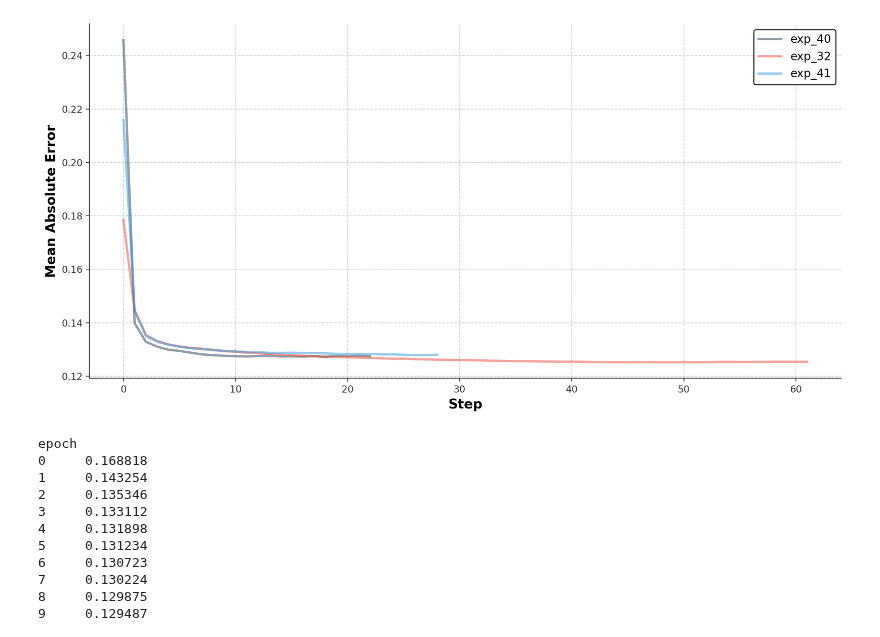
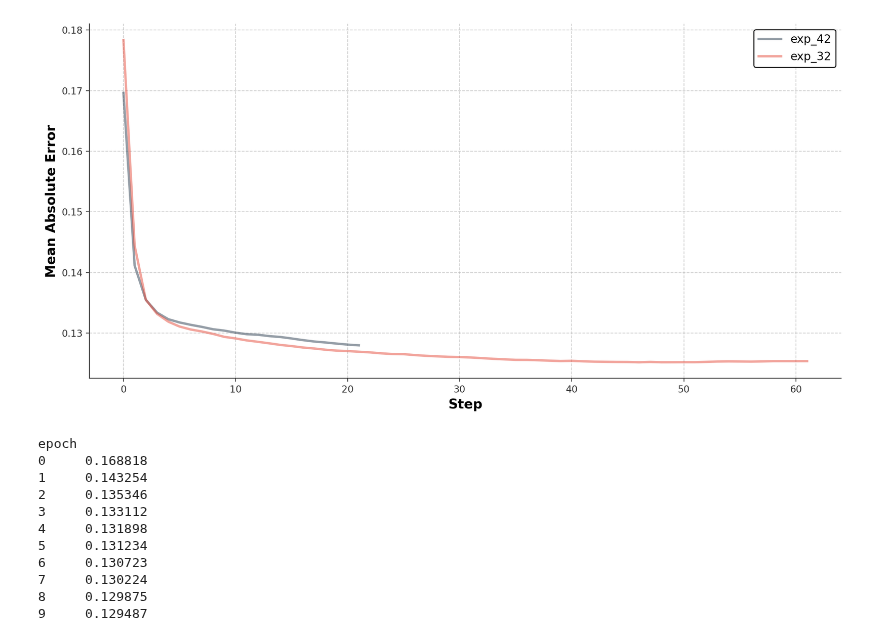
Before and after one commit to DrHB/rna-stanford, a Jupyter notebook: eda/plot_results.ipynb, the cells around one changed output. Saved outputs shown, nothing was run; the diff lists cells and outputs as text; code cells hidden in the pictures.

```diff
--- a/eda/plot_results.ipynb
+++ b/eda/plot_results.ipynb
@@ -65,10 +65,10 @@ def plot_logs(experiment_names, xlabel='Step', ylabel='Mean Absolute Error', tit
     # Show the plot
     plt.show()
 # %%
-experiment_names = ['exp_40', 'exp_32', 'exp_41']
+experiment_names = ['exp_42', 'exp_32']
 plot_logs(experiment_names)
 # %% [output]
-[figure, old version]
+[figure, new version]
 # %%
 get_loggs('exp_32_v1')
 # %% [output]
```
Also changed, not shown: 7 other files.
